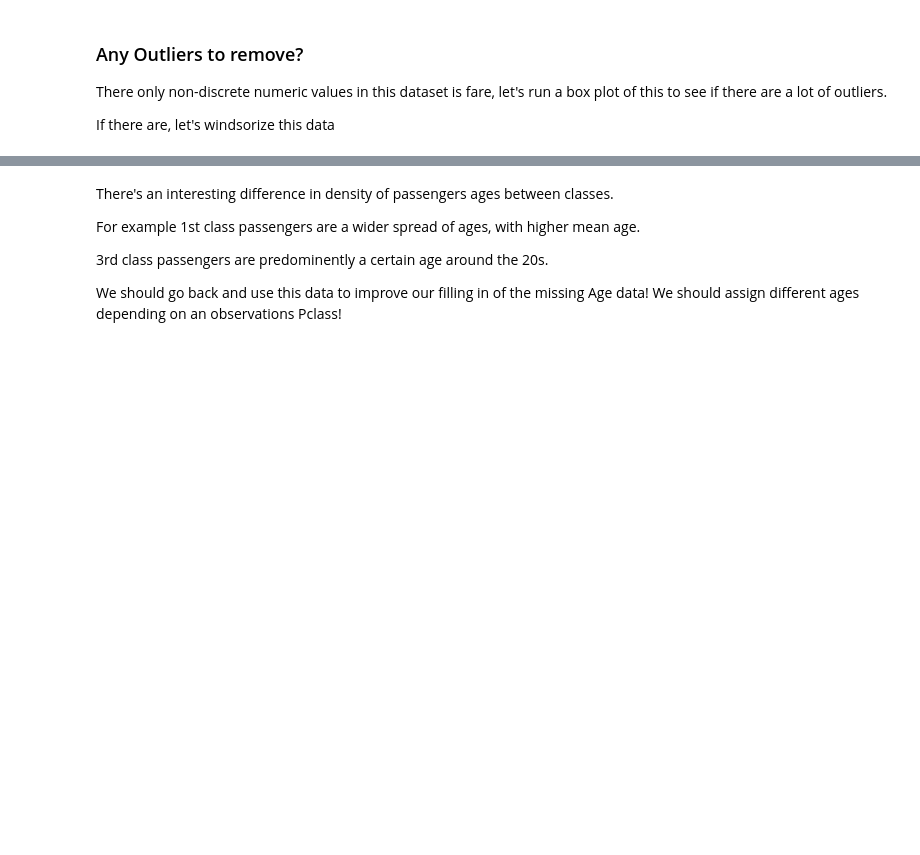
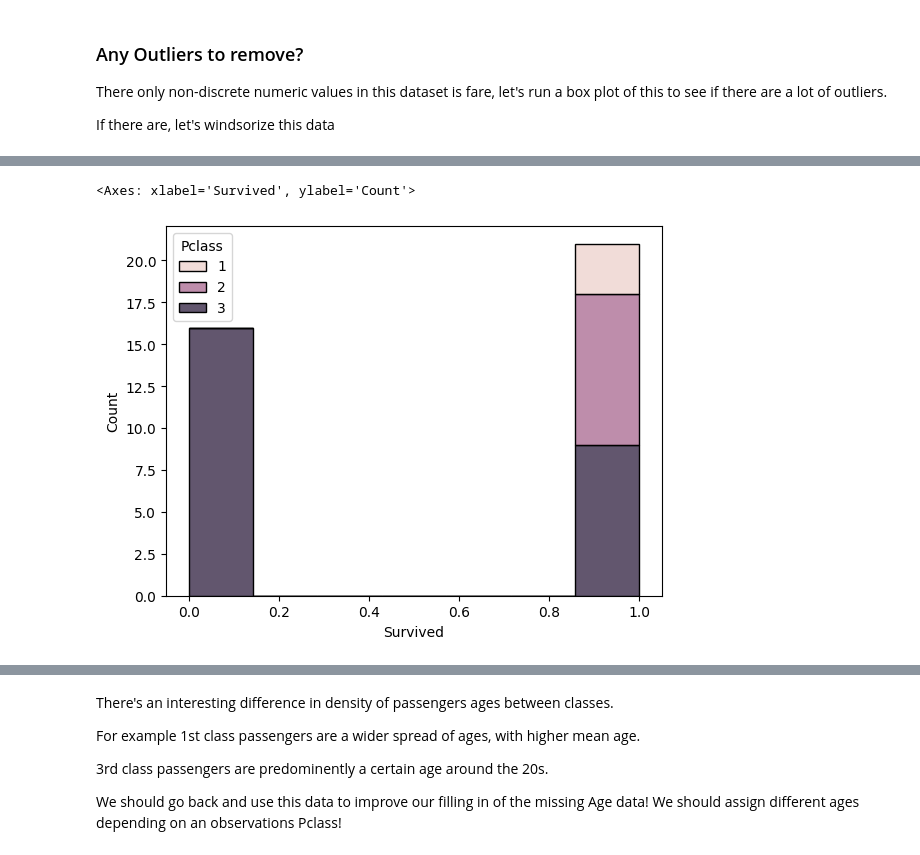
Before and after one commit to ninjaMog/titanic_EDA, a Jupyter notebook: titanic.ipynb, the cells around one changed output, grey strips where cells are left out. Cells and saved outputs as stored; diff of their text form; code cells hidden in the pictures; blank space fills up the shorter version.

```diff
--- a/titanic.ipynb
+++ b/titanic.ipynb
@@ -228,0 +270,7 @@ sns.histplot(data=df, x='Fare', hue='Pclass', multiple="stack")
+# %%
+df['Child'] = False
+df.loc[df['Age'] <= 12, 'Child'] = True
+sns.histplot(df[(df['Child'] == True) & (df['Sex'] == "male")], x="Survived", hue="Pclass", color="tab10", multiple="stack")
+# %% [output]
+<Axes: xlabel='Survived', ylabel='Count'>
+[figure, added]
```
Also changed, not shown: parts of 53 cells of this notebook, 1 other file.
